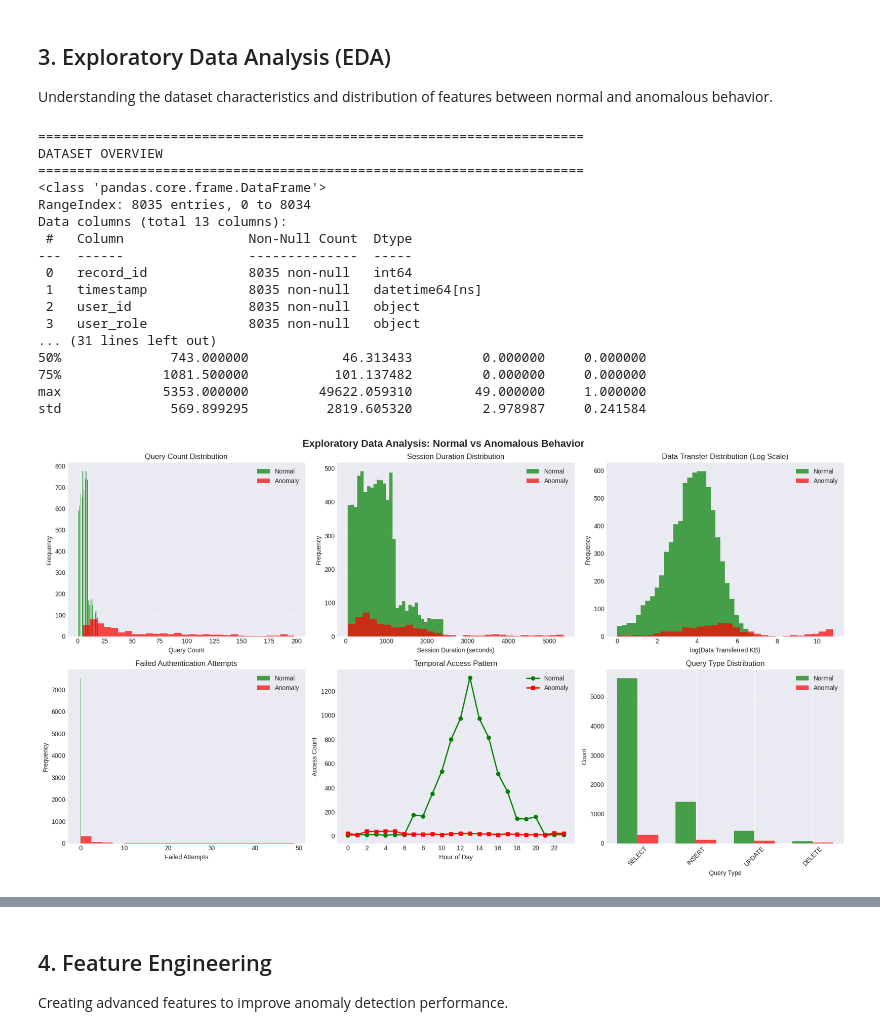
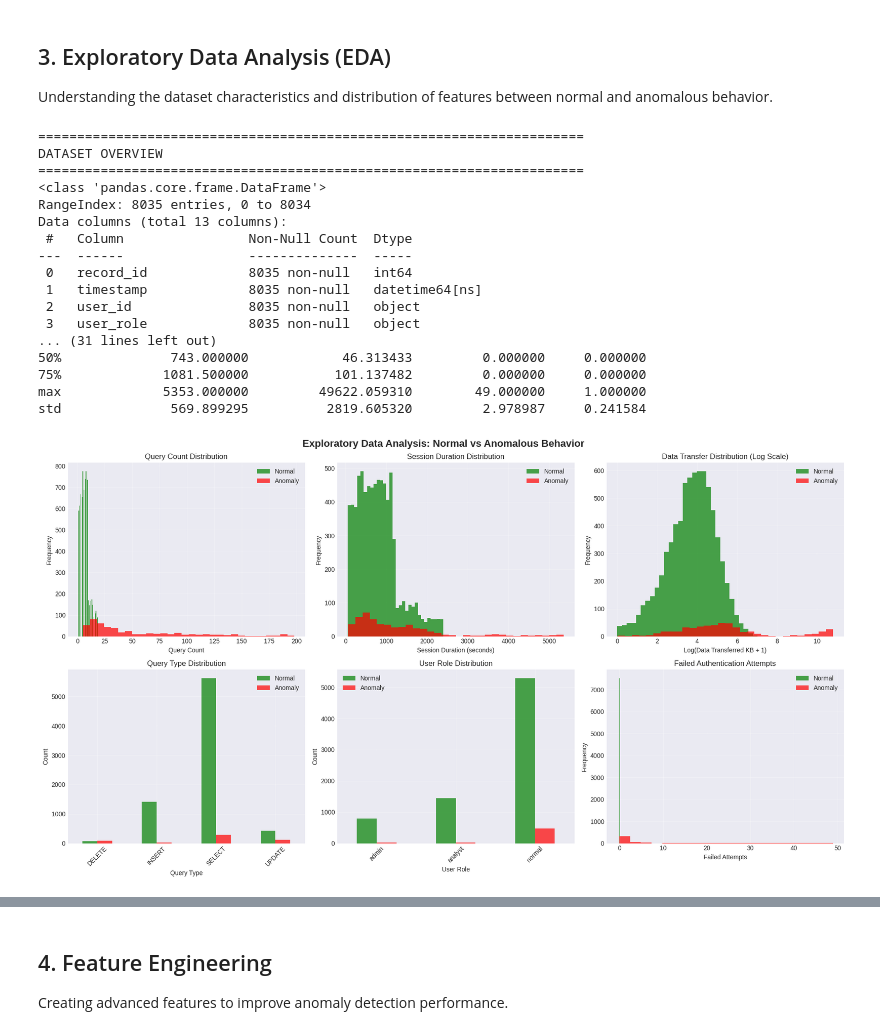
Before and after one commit to Yeoh-JinWei/SEG2102-DBMS, a Jupyter notebook: DBMS.ipynb, the cells around one changed output, grey strips where cells are left out. Cells and saved outputs as stored; diff of their text form; code cells hidden in the pictures.

```diff
--- a/DBMS.ipynb
+++ b/DBMS.ipynb
@@ -523,23 +1046,27 @@ GENERATING REALISTIC SYNTHETIC DATABASE ACCESS LOGS
 
 Understanding the dataset characteristics and distribution of features between normal and anomalous behavior.
 # %%
+# Use the data loaded from MongoDB (or fallback DataFrame)
+# This ensures we're analyzing the same data that was stored in MongoDB
+df_analysis = df_for_analysis.copy()
+
 # Basic dataset information
 print("="*70)
 print("DATASET OVERVIEW")
 print("="*70)
-print(df.info())
+print(df_analysis.info())
 print("\n" + "="*70)
 print("STATISTICAL SUMMARY")
 print("="*70)
-print(df.describe())
+print(df_analysis.describe())
 
 # Distribution of anomalies
 fig, axes = plt.subplots(2, 3, figsize=(18, 10))
 fig.suptitle('Exploratory Data Analysis: Normal vs Anomalous Behavior', fontsize=16, fontweight='bold')
 
 # 1. Query Count Distribution
-axes[0, 0].hist(df[df['is_anomaly'] == 0]['query_count'], bins=30, alpha=0.7, label='Normal', color='green')
-axes[0, 0].hist(df[df['is_anomaly'] == 1]['query_count'], bins=30, alpha=0.7, label='Anomaly', color='red')
+axes[0, 0].hist(df_analysis[df_analysis['is_anomaly'] == 0]['query_count'], bins=30, alpha=0.7, label='Normal', color='green')
+axes[0, 0].hist(df_analysis[df_analysis['is_anomaly'] == 1]['query_count'], bins=30, alpha=0.7, label='Anomaly', color='red')
 axes[0, 0].set_xlabel('Query Count')
 axes[0, 0].set_ylabel('Frequency')
 axes[0, 0].set_title('Query Count Distribution')
@@ -547,8 +1074,8 @@ axes[0, 0].legend()
 axes[0, 0].grid(True, alpha=0.3)
 
 # 2. Session Duration Distribution
-axes[0, 1].hist(df[df['is_anomaly'] == 0]['session_duration_sec'], bins=30, alpha=0.7, label='Normal', color='green')
-axes[0, 1].hist(df[df['is_anomaly'] == 1]['session_duration_sec'], bins=30, alpha=0.7, label='Anomaly', color='red')
+axes[0, 1].hist(df_analysis[df_analysis['is_anomaly'] == 0]['session_duration_sec'], bins=30, alpha=0.7, label='Normal', color='green')
+axes[0, 1].hist(df_analysis[df_analysis['is_anomaly'] == 1]['session_duration_sec'], bins=30, alpha=0.7, label='Anomaly', color='red')
 axes[0, 1].set_xlabel('Session Duration (seconds)')
 axes[0, 1].set_ylabel('Frequency')
 axes[0, 1].set_title('Session Duration Distribution')
@@ -556,79 +1083,65 @@ axes[0, 1].legend()
 axes[0, 1].grid(True, alpha=0.3)
 
 # 3. Data Transferred Distribution (log scale)
-axes[0, 2].hist(np.log1p(df[df['is_anomaly'] == 0]['data_transferred_kb']), bins=30, alpha=0.7, label='Normal', color='green')
-axes[0, 2].hist(np.log1p(df[df['is_anomaly'] == 1]['data_transferred_kb']), bins=30, alpha=0.7, label='Anomaly', color='red')
-axes[0, 2].set_xlabel('log(Data Transferred KB)')
+axes[0, 2].hist(np.log1p(df_analysis[df_analysis['is_anomaly'] == 0]['data_transferred_kb']), bins=30, alpha=0.7, label='Normal', color='green')
+axes[0, 2].hist(np.log1p(df_analysis[df_analysis['is_anomaly'] == 1]['data_transferred_kb']), bins=30, alpha=0.7, label='Anomaly', color='red')
+axes[0, 2].set_xlabel('Log(Data Transferred KB + 1)')
 axes[0, 2].set_ylabel('Frequency')
 axes[0, 2].set_title('Data Transfer Distribution (Log Scale)')
 axes[0, 2].legend()
 axes[0, 2].grid(True, alpha=0.3)
 
-# 4. Failed Attempts Distribution
-axes[1, 0].hist(df[df['is_anomaly'] == 0]['failed_attempts'], bins=20, alpha=0.7, label='Normal', color='green')
-axes[1, 0].hist(df[df['is_anomaly'] == 1]['failed_attempts'], bins=20, alpha=0.7, label='Anomaly', color='red')
-axes[1, 0].set_xlabel('Failed Attempts')
-axes[1, 0].set_ylabel('Frequency')
-axes[1, 0].set_title('Failed Authentication Attempts')
-axes[1, 0].legend()
+# 4. Query Type Distribution
+query_type_counts = df_analysis.groupby(['query_type', 'is_anomaly']).size().unstack(fill_value=0)
+query_type_counts.plot(kind='bar', ax=axes[1, 0], color=['green', 'red'], alpha=0.7)
+axes[1, 0].set_xlabel('Query Type')
+axes[1, 0].set_ylabel('Count')
+axes[1, 0].set_title('Query Type Distribution')
+axes[1, 0].legend(['Normal', 'Anomaly'])
 axes[1, 0].grid(True, alpha=0.3)
+axes[1, 0].tick_params(axis='x', rotation=45)
 
-# 5. Temporal Pattern - Access by Hour
-df['hour'] = pd.to_datetime(df['timestamp']).dt.hour
-hour_normal = df[df['is_anomaly'] == 0]['hour'].value_counts().sort_index()
-hour_anomaly = df[df['is_anomaly'] == 1]['hour'].value_counts().sort_index()
-axes[1, 1].plot(hour_normal.index, hour_normal.values, marker='o', label='Normal', color='green', linewidth=2)
-axes[1, 1].plot(hour_anomaly.index, hour_anomaly.values, marker='s', label='Anomaly', color='red', linewidth=2)
-axes[1, 1].set_xlabel('Hour of Day')
-axes[1, 1].set_ylabel('Access Count')
-axes[1, 1].set_title('Temporal Access Pattern')
-axes[1, 1].legend()
+# 5. User Role Distribution
+role_counts = df_analysis.groupby(['user_role', 'is_anomaly']).size().unstack(fill_value=0)
+role_counts.plot(kind='bar', ax=axes[1, 1], color=['green', 'red'], alpha=0.7)
+axes[1, 1].set_xlabel('User Role')
+axes[1, 1].set_ylabel('Count')
+axes[1, 1].set_title('User Role Distribution')
+axes[1, 1].legend(['Normal', 'Anomaly'])
 axes[1, 1].grid(True, alpha=0.3)
-axes[1, 1].set_xticks(range(0, 24, 2))
+axes[1, 1].tick_params(axis='x', rotation=45)
 
-# 6. Query Type Distribution
-query_type_normal = df[df['is_anomaly'] == 0]['query_type'].value_counts()
-query_type_anomaly = df[df['is_anomaly'] == 1]['query_type'].value_counts()
-x = np.arange(len(query_type_normal))
-width = 0.35
-axes[1, 2].bar(x - width/2, query_type_normal.values, width, label='Normal', color='green', alpha=0.7)
-axes[1, 2].bar(x + width/2, query_type_anomaly.values, width, label='Anomaly', color='red', alpha=0.7)
-axes[1, 2].set_xlabel('Query Type')
-axes[1, 2].set_ylabel('Count')
-axes[1, 2].set_title('Query Type Distribution')
-axes[1, 2].set_xticks(x)
-axes[1, 2].set_xticklabels(query_type_normal.index, rotation=45)
+# 6. Failed Attempts Distribution
+axes[1, 2].hist(df_analysis[df_analysis['is_anomaly'] == 0]['failed_attempts'], bins=20, alpha=0.7, label='Normal', color='green')
+axes[1, 2].hist(df_analysis[df_analysis['is_anomaly'] == 1]['failed_attempts'], bins=20, alpha=0.7, label='Anomaly', color='red')
+axes[1, 2].set_xlabel('Failed Attempts')
+axes[1, 2].set_ylabel('Frequency')
+axes[1, 2].set_title('Failed Authentication Attempts')
 axes[1, 2].legend()
-axes[1, 2].grid(True, alpha=0.3, axis='y')
+axes[1, 2].grid(True, alpha=0.3)
 
 plt.tight_layout()
 plt.show()
 
-# Correlation analysis
-print("\n" + "="*70)
-print("KEY OBSERVATIONS FROM EDA:")
-print("="*70)
-print(f"1. Anomalies show higher query counts: {df[df['is_anomaly']==1]['query_count'].mean():.1f} vs {df[df['is_anomaly']==0]['query_count'].mean():.1f}")
-print(f"2. Anomalies have longer sessions: {df[df['is_anomaly']==1]['session_duration_sec'].mean():.1f}s vs {df[df['is_anomaly']==0]['session_duration_sec'].mean():.1f}s")
-print(f"3. Anomalies transfer more data: {df[df['is_anomaly']==1]['data_transferred_kb'].mean():.1f} KB vs {df[df['is_anomaly']==0]['data_transferred_kb'].mean():.1f} KB")
-print(f"4. Anomalies show more failed attempts: {df[df['is_anomaly']==1]['failed_attempts'].mean():.2f} vs {df[df['is_anomaly']==0]['failed_attempts'].mean():.2f}")
-print("="*70)
+print("\n" + "="*10)
+print("EDA COMPLETE")
+print("="*10)
 # %% [output]
 ======================================================================
 DATASET OVERVIEW
 ======================================================================
 <class 'pandas.core.frame.DataFrame'>
 RangeIndex: 8035 entries, 0 to 8034
 Data columns (total 13 columns):
  #   Column                Non-Null Count  Dtype
 ---  ------                --------------  -----
  0   record_id             8035 non-null   int64
  1   timestamp             8035 non-null   datetime64[ns]
  2   user_id               8035 non-null   object
  3   user_role             8035 non-null   object
 ... (31 lines left out)
 50%              743.000000            46.313433         0.000000     0.000000
 75%             1081.500000           101.137482         0.000000     0.000000
 max             5353.000000         49622.059310        49.000000     1.000000
 std              569.899295          2819.605320         2.978987     0.241584
-[figure, old version]
+[figure, new version]
```
Also changed, not shown: parts of 35 cells of this notebook, 1 other file.
